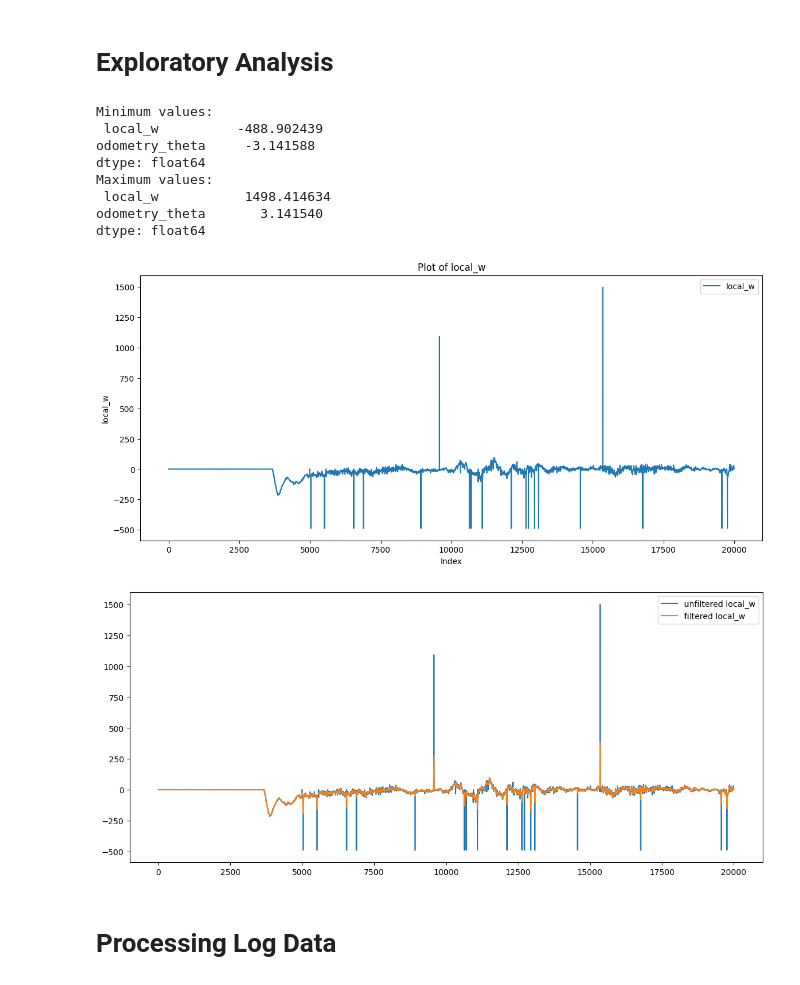
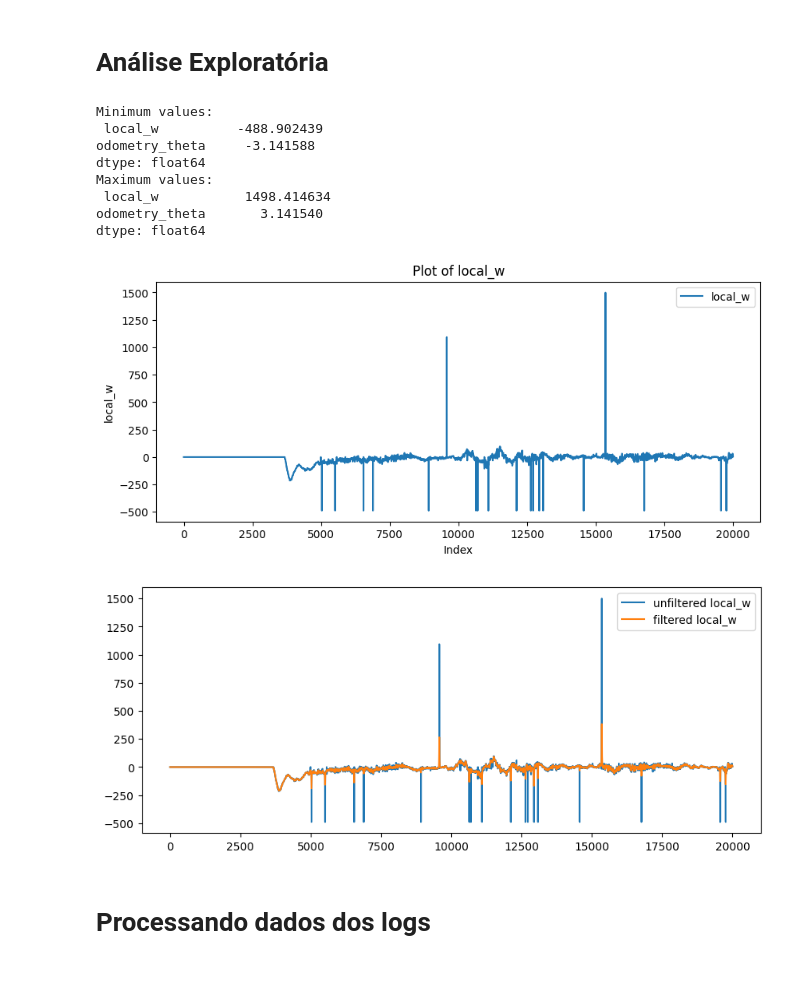
Before and after one commit to chances190/PS-RoboCIn-2024.2, a Jupyter notebook: process_dataset.ipynb, the cells around one changed output. Saved outputs shown, nothing was run; the diff lists cells and outputs as text; code cells hidden in the pictures.

Commit message:
Ajustes na análise dos logs

```diff
--- a/process_dataset.ipynb
+++ b/process_dataset.ipynb
@@ -1,5 +1,5 @@
-# %% [markdown]
-# Exploratory Analysis
+# %% [markdown]
+# Análise Exploratória
 # %%
 import pandas as pd
 import matplotlib.pyplot as plt
@@ -16,7 +16,7 @@ print("Minimum values:\n", min_values)
 print("Maximum values:\n", max_values)
 
 # Plot the data
-plt.figure(figsize=(14, 6))
+plt.figure(figsize=(10, 4))
 
 # Plot local_w
 plt.plot(data['local_w'], label='local_w')
@@ -34,38 +34,38 @@ Maximum values:
  local_w           1498.414634
 odometry_theta       3.141540
 dtype: float64
-[figure, old version]
+[figure, new version]
 # %%
 from scipy.signal import butter, filtfilt
 
 #  Define the low pass filter
 def low_pass_filter(data, cutoff_frequency, sampling_rate):
     nyquist_rate = 0.5 * sampling_rate
     normal_cutoff = cutoff_frequency / nyquist_rate
     b, a = butter(1, normal_cutoff, btype='low', analog=False)
     filtered_data = filtfilt(b, a, data)
     return filtered_data
 
 # Apply the low pass filter to the data
 sampling_rate = 1380  # Hz
 cutoff_frequency = 42  # Hz
 
 filtered_local_w = low_pass_filter(data['local_w'], cutoff_frequency, sampling_rate)
 filtered_odometry_theta = low_pass_filter(data['odometry_theta'], cutoff_frequency, sampling_rate)
 
 # Plot the data
-plt.figure(figsize=(14, 6))
+plt.figure(figsize=(10, 4))
 
 # Plot filtered local_w
 plt.plot(data['local_w'], label='unfiltered local_w')
 plt.plot(filtered_local_w, label='filtered local_w')
 plt.legend()
 
 plt.show()
 # %% [output]
-[figure, old version]
+[figure, new version]
-# %% [markdown]
-# Processing Log Data
+# %% [markdown]
+# Processando dados dos logs
 # %%
 import math
 
```
Also changed, not shown: parts of 3 cells of this notebook, 2 other files.
